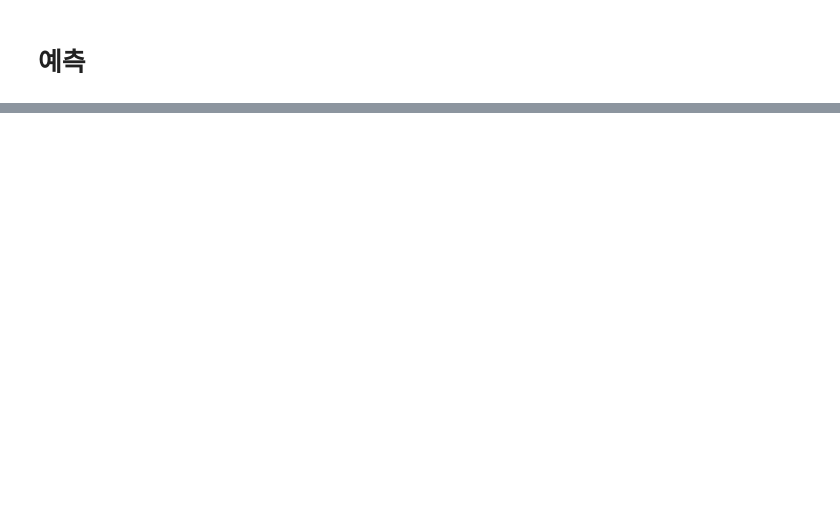
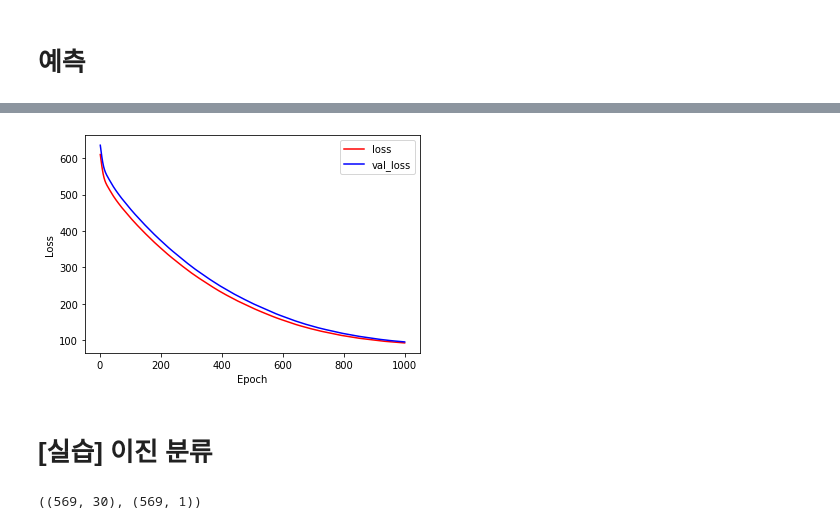
Before and after one commit to MinjuKang727/Python, a Jupyter notebook: Deep_Learning/Colab Notebooks/딥러닝01. 딥러닝 기초.ipynb, the cells around one changed output, grey strips where cells are left out. Drawn from its saved outputs; the diff is of its cells as text; code cells hidden in the pictures; blank space fills up the shorter version.

```diff
--- a/Deep_Learning/Colab Notebooks/딥러닝01. 딥러닝 기초.ipynb
+++ b/Deep_Learning/Colab Notebooks/딥러닝01. 딥러닝 기초.ipynb
@@ -318,0 +1146,15 @@ pred
+# %%
+from tensorflow.keras.models import Sequential
+from tensorflow.keras.layers import Dense
+
+model12 = Sequential()
+
+model12.add(Dense(units=30, input_dim=13, activation="sigmoid"))
+
+model12.add(Dense(units=50, activation="sigmoid"))
+model12.add(Dense(units=30, activation="sigmoid"))
+model12.add(Dense(units=10, activation="sigmoid"))
+
+model12.add(Dense(units=1))
+
+model12.summary()
@@ -318,0 +1181,4 @@ pred
+# %%
+model12.compile(loss="mse", optimizer="adam")
+# %%
+h12 = model12.fit(X_train, y_train, batch_size=100, epochs=1000, validation_data=(X_test, y_test))
@@ -318,0 +1203,28 @@ pred
+# %%
+loss = h12.history["loss"]
+val_loss = h12.history["val_loss"]
+
+xaxis=range(1, len(loss)+1)
+
+plt.plot(xaxis, loss, "r", label="loss")
+plt.plot(xaxis, val_loss, "b", label="val_loss")
+plt.legend()
+plt.xlabel("Epoch")
+plt.ylabel("Loss")
+plt.show()
+# %% [output]
+[figure, added]
+# %% [markdown]
+# [실습] 이진 분류
+# %%
+from sklearn.datasets import load_breast_cancer
+import pandas as pd
+
+cancer = load_breast_cancer()
+
+X = pd.DataFrame(cancer.data, columns=cancer.feature_names)
+y = pd.DataFrame(cancer.target, columns=["target"])
+# y.replace({0:'malignant', 1:'benign'}, inplace=True)
+X.shape, y.shape
+# %% [output]
+((569, 30), (569, 1))
```
Also changed, not shown: parts of 83 cells of this notebook.
